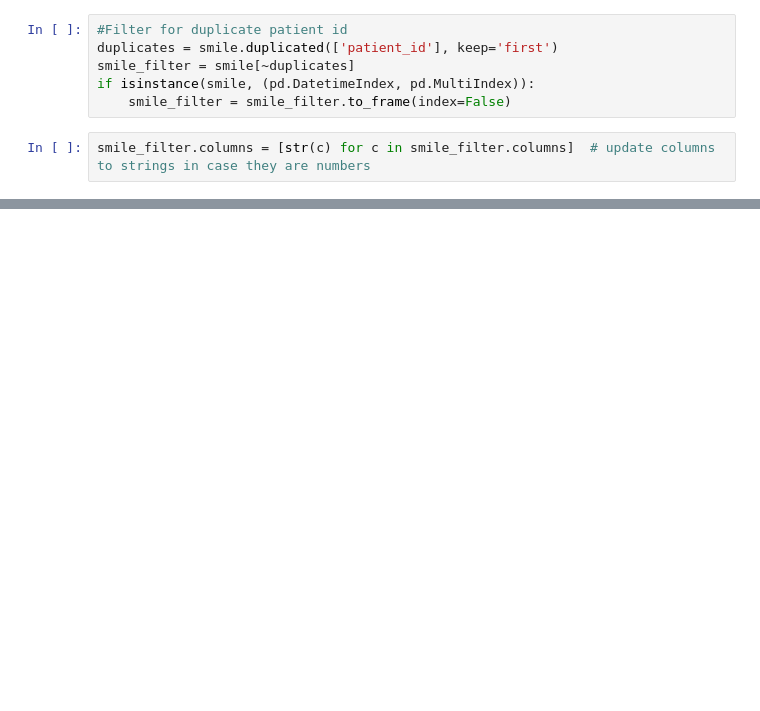
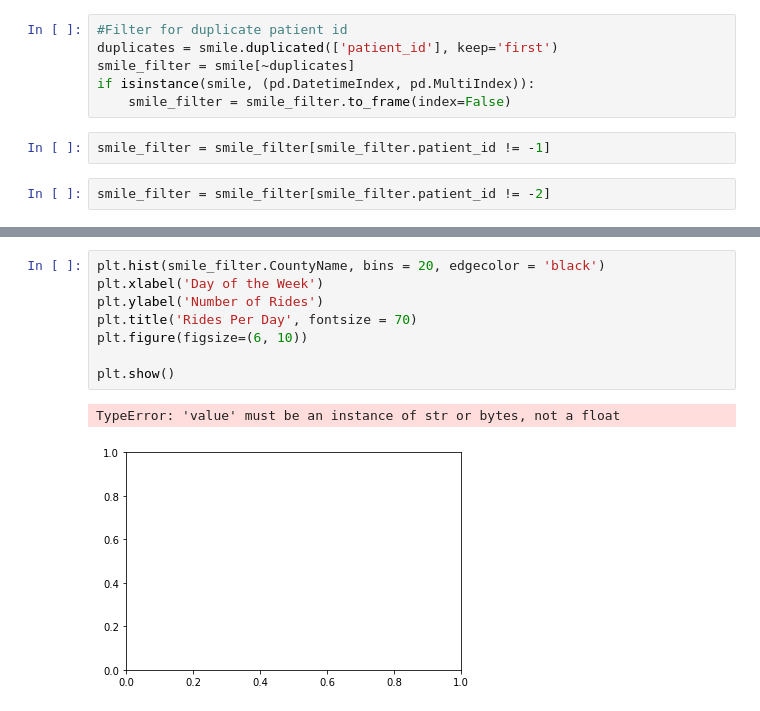
Before and after one commit to Rhunsilval/smile_on_python, a Jupyter notebook: notebook/smile_on_project.ipynb, the cells around one changed output, grey strips where cells are left out. Drawn from its saved outputs; the diff is of its cells as text; blank space fills up the shorter version.

```diff
--- a/notebook/smile_on_project.ipynb
+++ b/notebook/smile_on_project.ipynb
@@ -86,5 +84,7 @@ duplicates = smile.duplicated(['patient_id'], keep='first')
 smile_filter = smile[~duplicates]
 if isinstance(smile, (pd.DatetimeIndex, pd.MultiIndex)):
 	smile_filter = smile_filter.to_frame(index=False)
-# %%
-smile_filter.columns = [str(c) for c in smile_filter.columns]  # update columns to strings in case they are numbers
+# %%
+smile_filter = smile_filter[smile_filter.patient_id != -1]
+# %%
+smile_filter = smile_filter[smile_filter.patient_id != -2]
@@ -90,0 +111,11 @@ smile_filter.columns = [str(c) for c in smile_filter.columns]  # update columns
+# %%
+plt.hist(smile_filter.CountyName, bins = 20, edgecolor = 'black')
+plt.xlabel('Day of the Week')
+plt.ylabel('Number of Rides')
+plt.title('Rides Per Day', fontsize = 70)
+plt.figure(figsize=(6, 10))
+
+plt.show()
+# %% [output]
+TypeError: 'value' must be an instance of str or bytes, not a float
+[figure, added]
```
Also changed, not shown: parts of 4 cells of this notebook.
